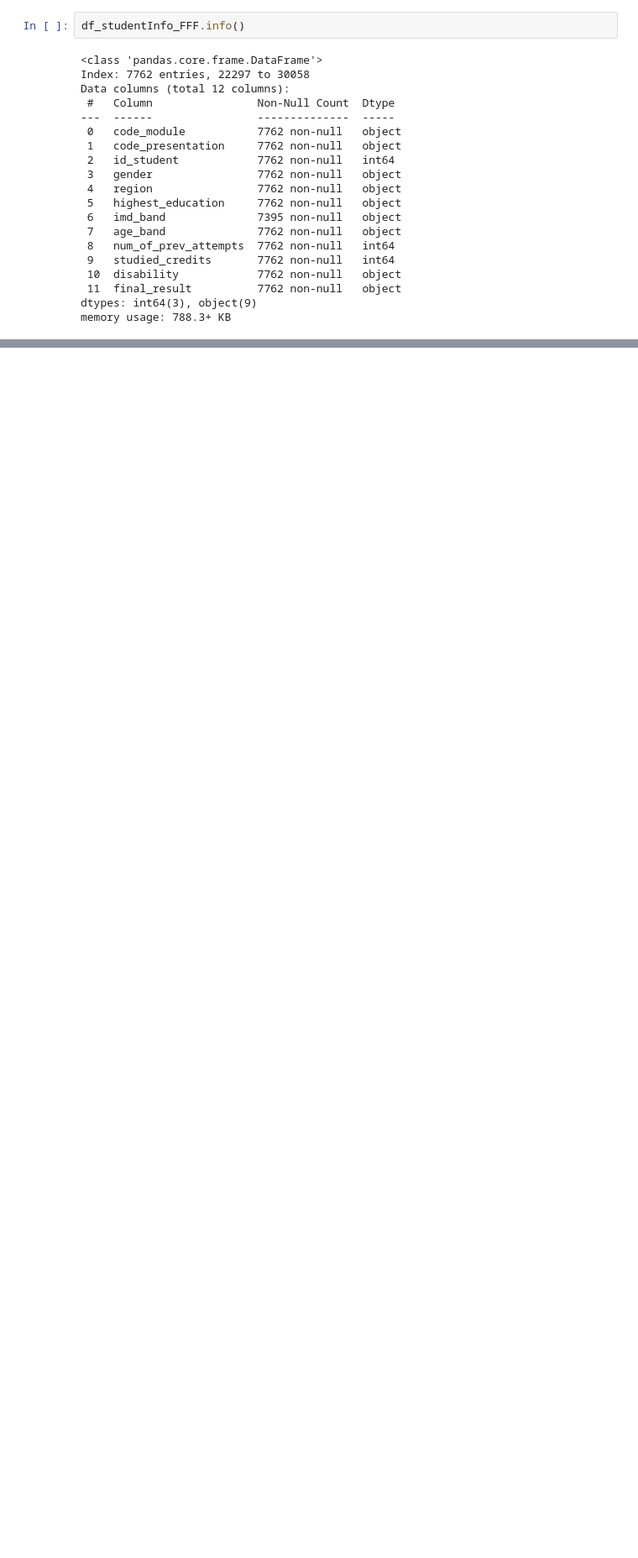
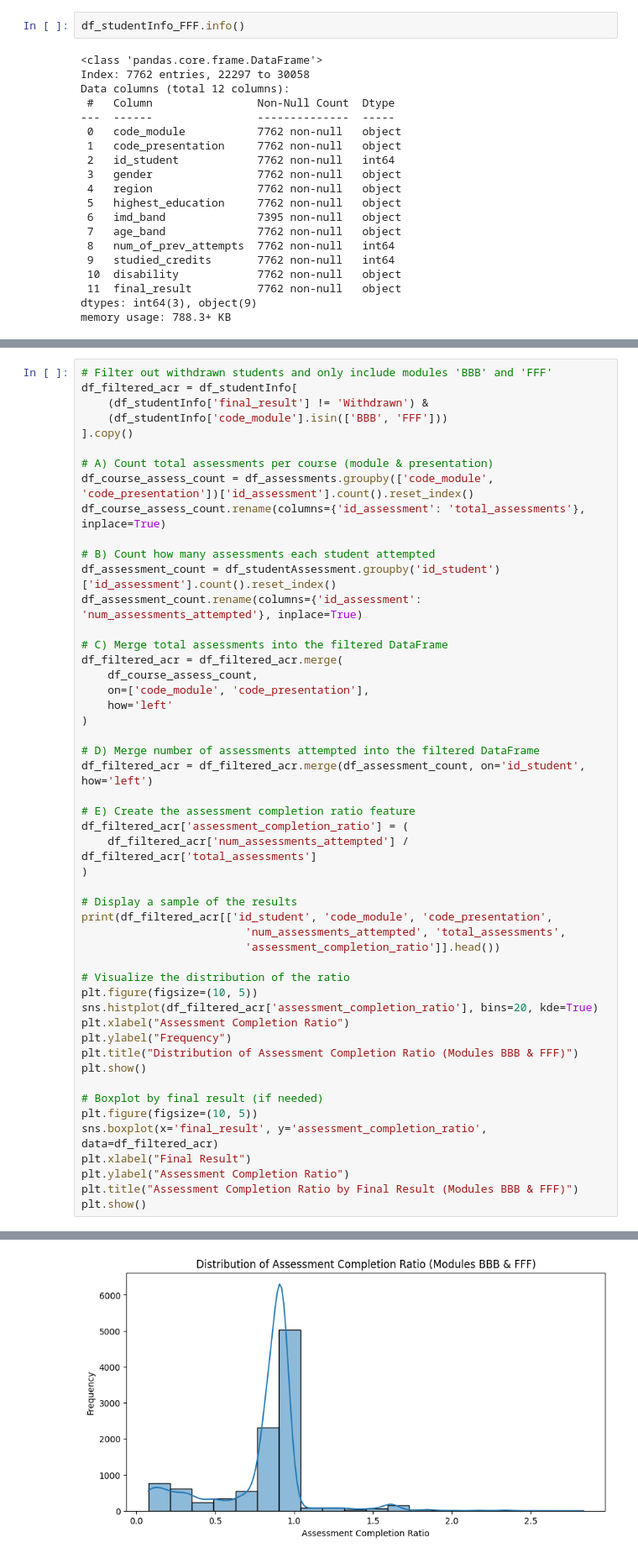
Before and after one commit to buppanasu/Student-Grade-Predictor, a Jupyter notebook: 1)DataProcessing_Analysis_FeatureExtraction/Alan_2nd_test.ipynb, the cells around one changed output, grey strips where cells are left out. Shown at 84% size. Cells and saved outputs as stored; diff of their text form; blank space fills up the shorter version.

```diff
--- a/1)DataProcessing_Analysis_FeatureExtraction/Alan_2nd_test.ipynb
+++ b/1)DataProcessing_Analysis_FeatureExtraction/Alan_2nd_test.ipynb
@@ -606,0 +662,51 @@ plt.show()
+# %%
+# Filter out withdrawn students and only include modules 'BBB' and 'FFF'
+df_filtered_acr = df_studentInfo[
+    (df_studentInfo['final_result'] != 'Withdrawn') &
+    (df_studentInfo['code_module'].isin(['BBB', 'FFF']))
+].copy()
+
+# A) Count total assessments per course (module & presentation)
+df_course_assess_count = df_assessments.groupby(['code_module', 'code_presentation'])['id_assessment'].count().reset_index()
+df_course_assess_count.rename(columns={'id_assessment': 'total_assessments'}, inplace=True)
+
+# B) Count how many assessments each student attempted
+df_assessment_count = df_studentAssessment.groupby('id_student')['id_assessment'].count().reset_index()
+df_assessment_count.rename(columns={'id_assessment': 'num_assessments_attempted'}, inplace=True)
+
+# C) Merge total assessments into the filtered DataFrame
+df_filtered_acr = df_filtered_acr.merge(
+    df_course_assess_count,
+    on=['code_module', 'code_presentation'],
+    how='left'
+)
+
+# D) Merge number of assessments attempted into the filtered DataFrame
+df_filtered_acr = df_filtered_acr.merge(df_assessment_count, on='id_student', how='left')
+
+# E) Create the assessment completion ratio feature
+df_filtered_acr['assessment_completion_ratio'] = (
+    df_filtered_acr['num_assessments_attempted'] / df_filtered_acr['total_assessments']
+)
+
+# Display a sample of the results
+print(df_filtered_acr[['id_student', 'code_module', 'code_presentation',
+                         'num_assessments_attempted', 'total_assessments',
+                         'assessment_completion_ratio']].head())
+
+# Visualize the distribution of the ratio
+plt.figure(figsize=(10, 5))
+sns.histplot(df_filtered_acr['assessment_completion_ratio'], bins=20, kde=True)
+plt.xlabel("Assessment Completion Ratio")
+plt.ylabel("Frequency")
+plt.title("Distribution of Assessment Completion Ratio (Modules BBB & FFF)")
+plt.show()
+
+# Boxplot by final result (if needed)
+plt.figure(figsize=(10, 5))
+sns.boxplot(x='final_result', y='assessment_completion_ratio', data=df_filtered_acr)
+plt.xlabel("Final Result")
+plt.ylabel("Assessment Completion Ratio")
+plt.title("Assessment Completion Ratio by Final Result (Modules BBB & FFF)")
+plt.show()
+# %% [output]
@@ -606,0 +726 @@ plt.show()
+[figure, added]
```
Also changed, not shown: parts of 5 cells of this notebook.
